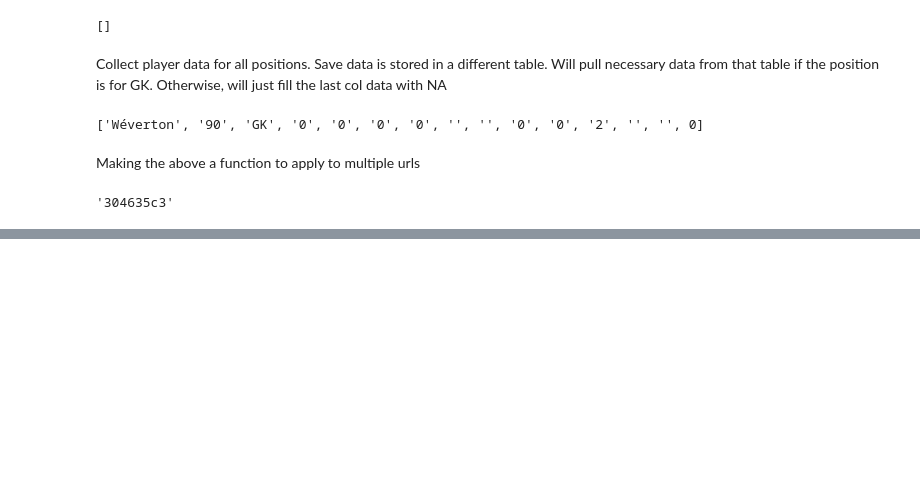
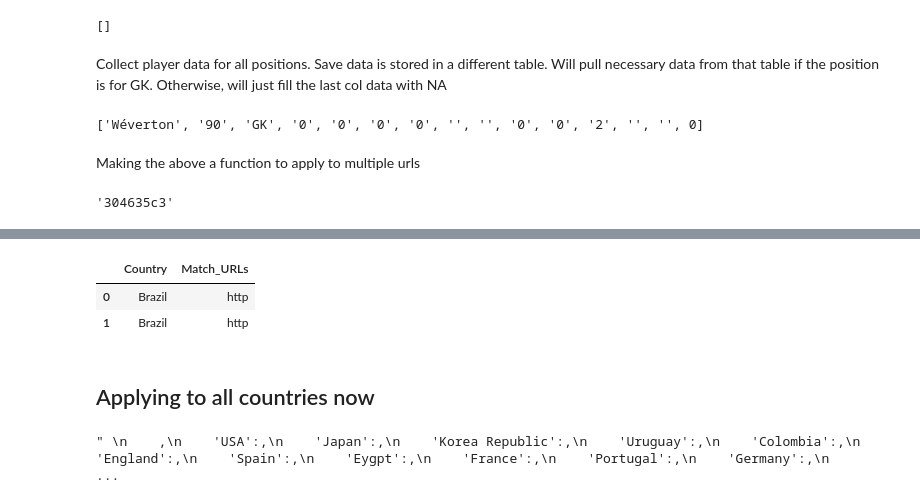
Before and after one commit to nicholaskim1004/World-Cup-Fantasy-Predictor, a Jupyter notebook: webscraper.ipynb, the cells around one changed output, grey strips where cells are left out. Drawn from its saved outputs; the diff is of its cells as text; code cells hidden in the pictures; blank space fills up the shorter version.

```diff
--- a/webscraper.ipynb
+++ b/webscraper.ipynb
@@ -201,0 +239,34 @@ KeyboardInterrupt:
+# %%
+import numpy as np
+
+pd.DataFrame(np.array([['Brazil','http'],['Brazil','http']]), columns=['Country','Match_URLs'])
+# %% [output]
+|  | Country | Match_URLs |
+| 0 | Brazil | http |
+| 1 | Brazil | http |
+# %% [markdown]
+## Applying to all countries now
+# %%
+country_ids = {
+    'Brazil': '304635c3',
+    'Canada': '9c6d90a0',
+    'Mexico': 'b009a548'
+}
+'''
+    ,
+    'USA':,
+    'Japan':,
+    'Korea Republic':,
+    'Uruguay':,
+    'Colombia':,
+    'England':,
+    'Spain':,
+    'Eygpt':,
+    'France':,
+    'Portugal':,
+    'Germany':,
+    'Crotia':
+}
+'''
+# %% [output]
+" \n    ,\n    'USA':,\n    'Japan':,\n    'Korea Republic':,\n    'Uruguay':,\n    'Colombia':,\n    'England':,\n    'Spain':,\n    'Eygpt':,\n    'France':,\n    'Portugal':,\n    'Germany':,\n     ...
```
Also changed, not shown: parts of 7 cells of this notebook.
